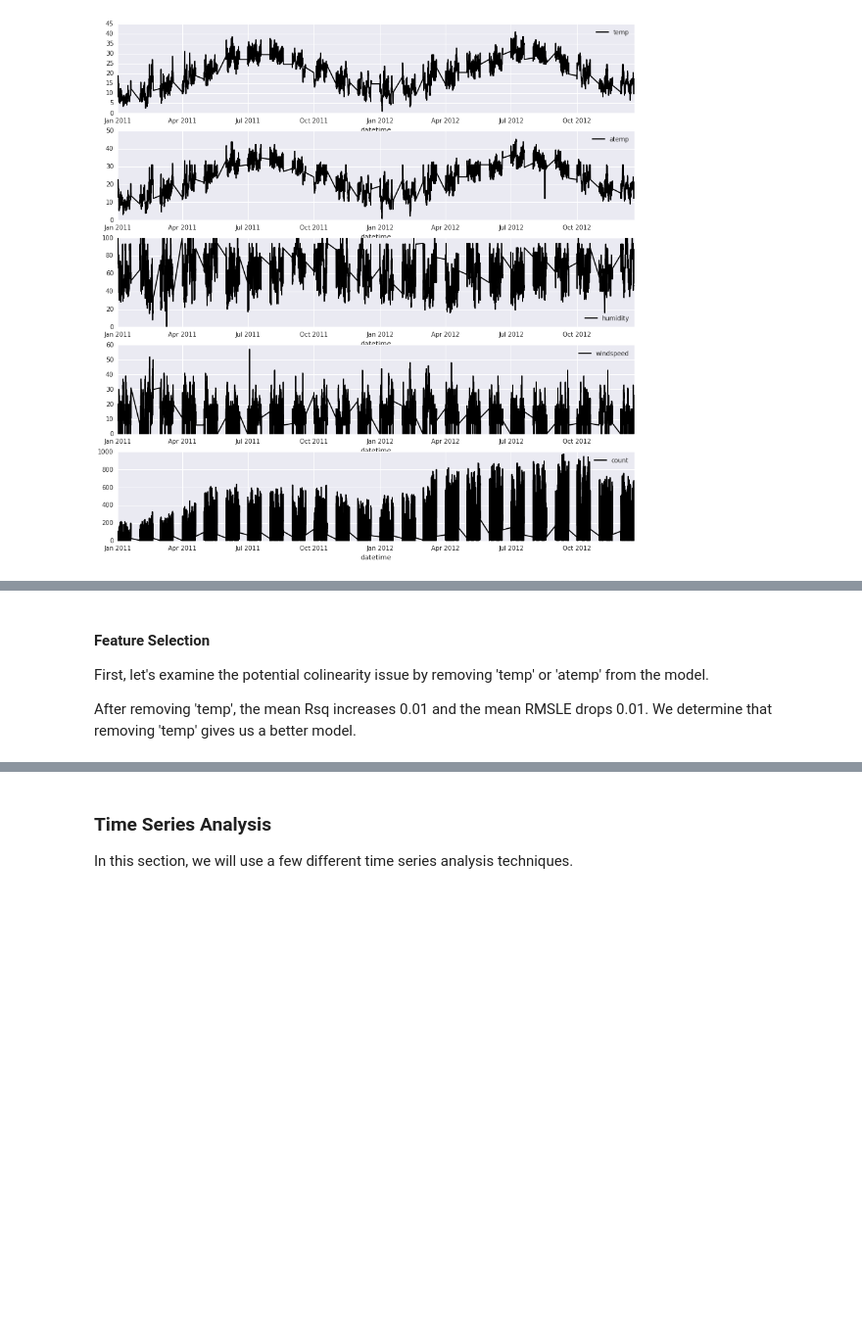
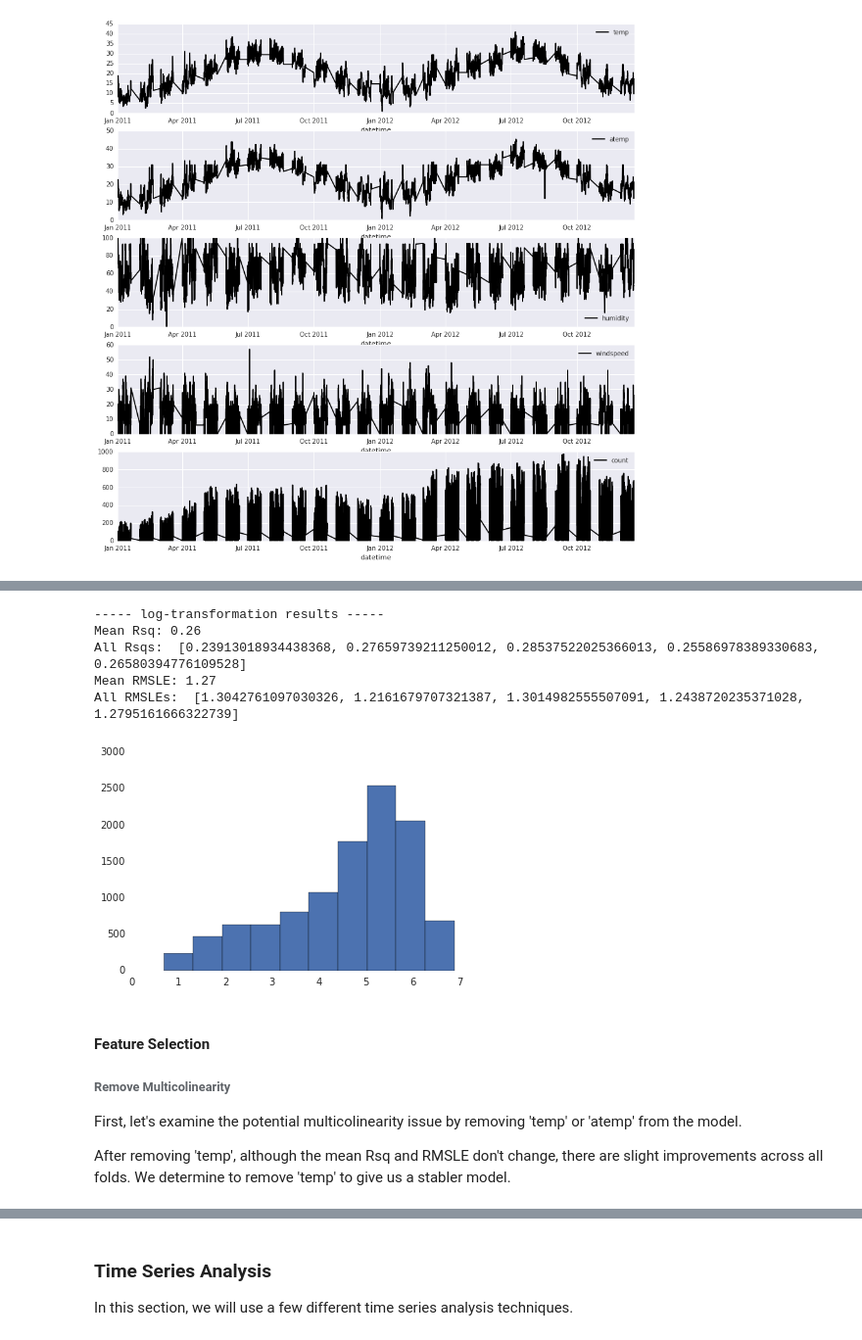
Before and after one commit to taylorma/w207final, a Jupyter notebook: notebook/w207final.ipynb, the cells around one changed output, grey strips where cells are left out. Shown at 98% size. Saved outputs shown, nothing was run; the diff lists cells and outputs as text; code cells hidden in the pictures; blank space fills up the shorter version.

Commit message:
Add log-transformation, enhance cv functions, and explore time-related features

```diff
--- a/notebook/w207final.ipynb
+++ b/notebook/w207final.ipynb
@@ -155,0 +173,9 @@ The pair-wise plots indicate:
+# %%
+# Function to calculate Root Mean Squared Logarithmic Error
+def get_RMSLE(p, a):
+    s = 0.0
+    n = len(p)
+    for i in range(n):
+        s += pow((np.log(p[i] + 1) - np.log(a[i] + 1)), 2)
+    rmsle = pow((s/n), 0.5)
+    return rmsle
@@ -191,22 +222,0 @@ def get_RMSLE(n, p, a):
-# %%
-# Function to iterate through the training and testing cross validation segments and
-# run linear regression on each one, aggregating the results
-def k_fold_cv(feat, targ, k):
-    cv = KFold(len(targ), n_folds=k)
-    lr = LinearRegression(fit_intercept=True)
-
-    rsqs = []
-    rmsles = []
-    precisions = []
-    for traincv, testcv in cv:
-        lr.fit(feat[traincv,], targ[traincv])
-        preds = lr.predict(feat[testcv,])
-        # eliminate negative predictions
-        preds[preds < 0] = 0
-        # counts can only be integer
-        preds = np.round(np.transpose(preds)[0])
-
-        rsqs.append( lr.score(feat[traincv,], targ[traincv]) )
-        rmsles.append( get_RMSLE(len(preds), preds, np.transpose(targ[testcv])[0]) )
-
-    return rsqs, rmsles
@@ -227,7 +241,25 @@ All RMSLEs:  [1.6568171644378231, 1.4869136127557316, 1.6568109429200637, 1.3032
+# %%
+train_feat = train_df[['season','holiday','workingday','weather','temp','atemp',\
+                        'humidity','windspeed']].values
+train_targ = np.array([row['count'] + 1 for index, row in train_df[['count']].iterrows()])
+train_targ = np.log(train_targ)
+
+plt.hist(train_targ)
+
+print '\n----- log-transformation results -----'
+k_fold_cv(train_feat, train_targ, 5)
+# %% [output]
+----- log-transformation results -----
+Mean Rsq: 0.26
+All Rsqs:  [0.23913018934438368, 0.27659739211250012, 0.28537522025366013, 0.25586978389330683, 0.26580394776109528]
+Mean RMSLE: 1.27
+All RMSLEs:  [1.3042761097030326, 1.2161679707321387, 1.3014982555507091, 1.2438720235371028, 1.2795161666322739]
+[figure, added]
 # %% [markdown]
 #### Feature Selection
-First, let's examine the potential colinearity issue by removing 'temp' or 'atemp' from the model.
+###### Remove Multicolinearity
+First, let's examine the potential multicolinearity issue by removing 'temp' or 'atemp' from the model.
 
-After removing 'temp', the mean Rsq increases 0.01 and the mean RMSLE drops 0.01. We determine that removing 'temp' gives us a better model.
+After removing 'temp', although the mean Rsq and RMSLE don't change, there are slight improvements across all folds. We determine to remove 'temp' to give us a stabler model.
 # %%
 # remove atemp from the baseline model
```
Also changed, not shown: parts of 31 cells of this notebook.
